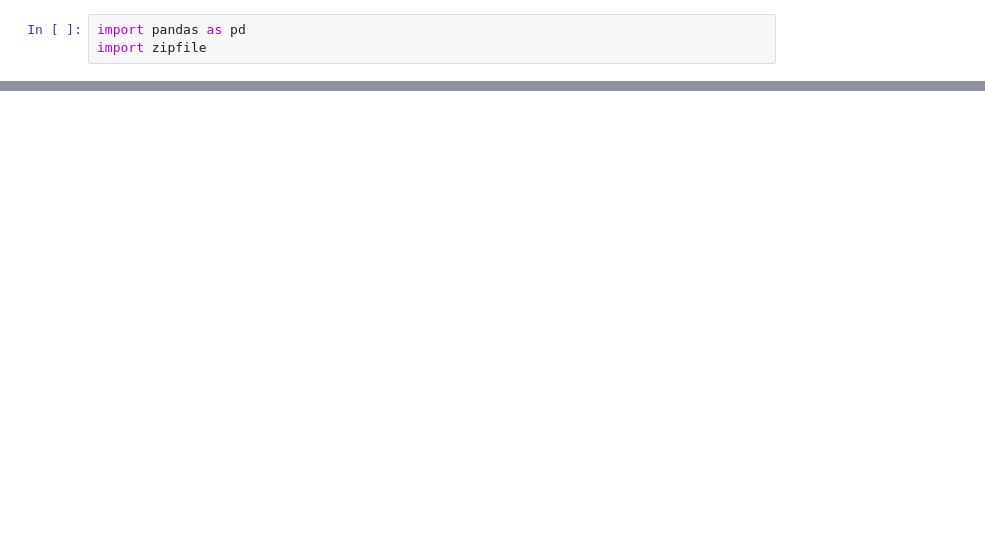
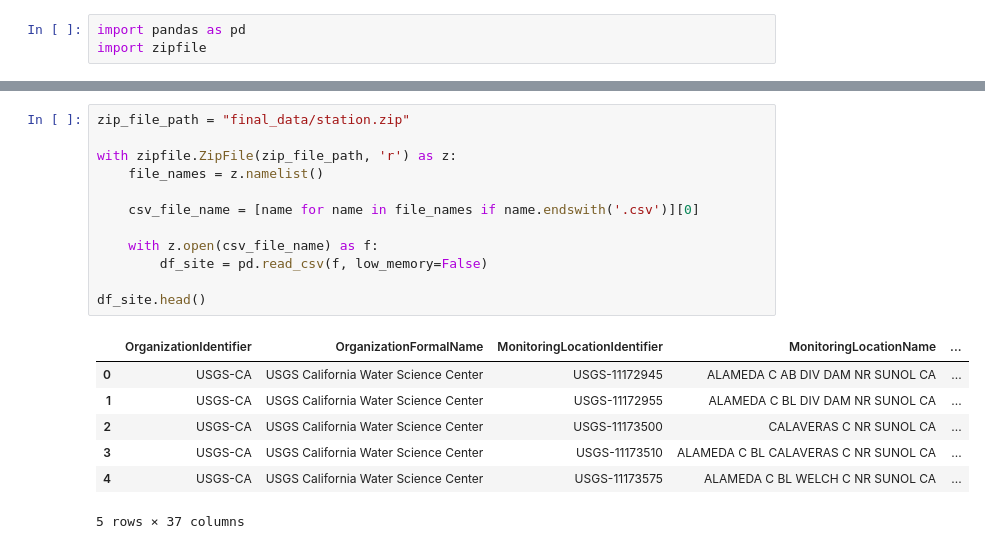
Before and after one commit to vishalival/eneres131-final-proj, a Jupyter notebook: data_preprocessing.ipynb, the cells around one changed output, grey strips where cells are left out. Drawn from its saved outputs; the diff is of its cells as text; blank space fills up the shorter version.

```diff
--- a/data_preprocessing.ipynb
+++ b/data_preprocessing.ipynb
@@ -176,0 +78,20 @@ Name: ActivityStartTime/Time_y, Length: 676186, dtype: object
+# %%
+zip_file_path = "final_data/station.zip"
+
+with zipfile.ZipFile(zip_file_path, 'r') as z:
+    file_names = z.namelist()
+
+    csv_file_name = [name for name in file_names if name.endswith('.csv')][0]
+
+    with z.open(csv_file_name) as f:
+        df_site = pd.read_csv(f, low_memory=False)
+
+df_site.head()
+# %% [output]
+|  | OrganizationIdentifier | OrganizationFormalName | MonitoringLocationIdentifier | MonitoringLocationName | ... |
+| 0 | USGS-CA | USGS California Water Science Center | USGS-11172945 | ALAMEDA C AB DIV DAM NR SUNOL CA | ... |
+| 1 | USGS-CA | USGS California Water Science Center | USGS-11172955 | ALAMEDA C BL DIV DAM NR SUNOL CA | ... |
+| 2 | USGS-CA | USGS California Water Science Center | USGS-11173500 | CALAVERAS C NR SUNOL CA | ... |
+| 3 | USGS-CA | USGS California Water Science Center | USGS-11173510 | ALAMEDA C BL CALAVERAS C NR SUNOL CA | ... |
+| 4 | USGS-CA | USGS California Water Science Center | USGS-11173575 | ALAMEDA C BL WELCH C NR SUNOL CA | ... |
+5 rows × 37 columns
```
Also changed, not shown: parts of 14 cells of this notebook, 7 other files.
